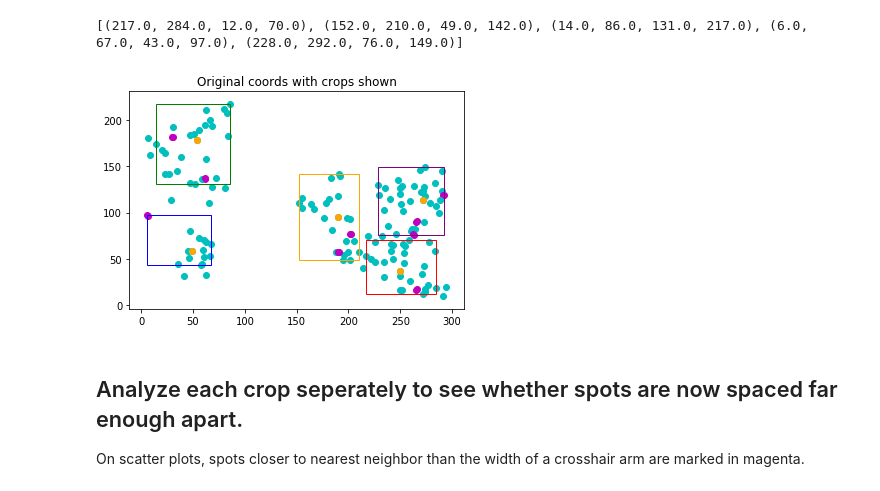
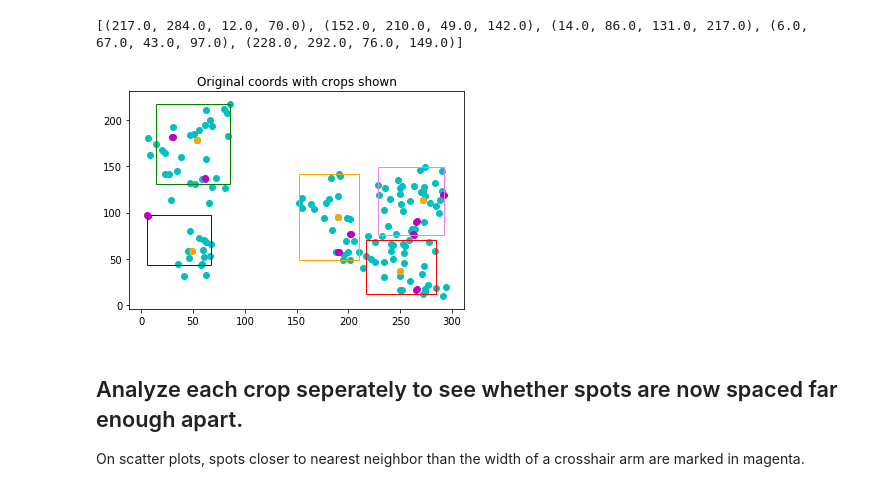
Before and after one commit to czbiohub-sf/instapipeline, a Jupyter notebook: Annotation/analysis_notebooks/zoom_test/bound_crowded_regions.ipynb, the cells around one changed output. Cells and saved outputs as stored; diff of their text form; code cells hidden in the pictures.

Commit message:
Updated marker colors for bound_crowded_regions.ipynb

```diff
--- a/Annotation/analysis_notebooks/zoom_test/bound_crowded_regions.ipynb
+++ b/Annotation/analysis_notebooks/zoom_test/bound_crowded_regions.ipynb
@@ -158,23 +158,23 @@ print(crop_bounds)
 # %%
 from matplotlib.patches import Rectangle
 fig,ax = plt.subplots(1)
 for coord in coords:
     nnd = get_nnd(coord, kdt)
     if nnd < crosshair_arm_length:
         ax.scatter(coord[0], coord[1], facecolors = 'm')
     else:
         ax.scatter(coord[0], coord[1], facecolors = 'c')
 for center in centers:
     plt.scatter(center[0], center[1], facecolors = 'orange')
 
-colors = ['red', 'orange', 'green', 'blue', 'purple']
+colors = ['red', 'orange', 'green', 'blue', 'violet']
 for crop, col in zip(crop_bounds, colors):
     rect = Rectangle((crop[0], crop[2]), crop[1]-crop[0], crop[3]-crop[2], edgecolor = col, facecolor = 'none')
     ax.add_patch(rect)
 plt.title('Original coords with crops shown')
 plt.show()
 # %% [output]
-[figure, old version]
+[figure, new version]
 # %% [markdown]
 ## Analyze each crop seperately to see whether spots are now spaced far enough apart.
 
```
